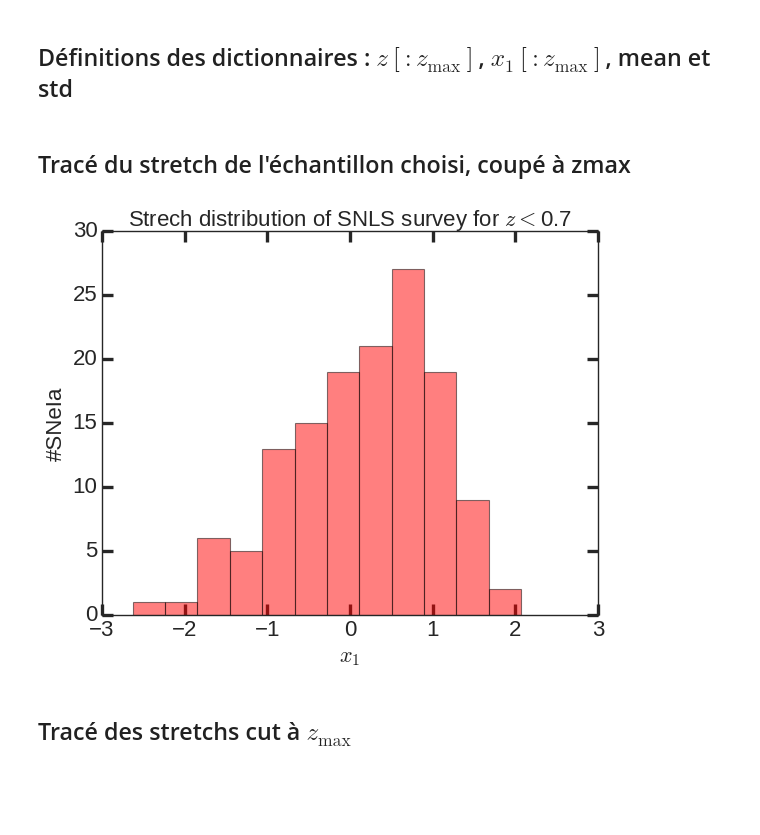
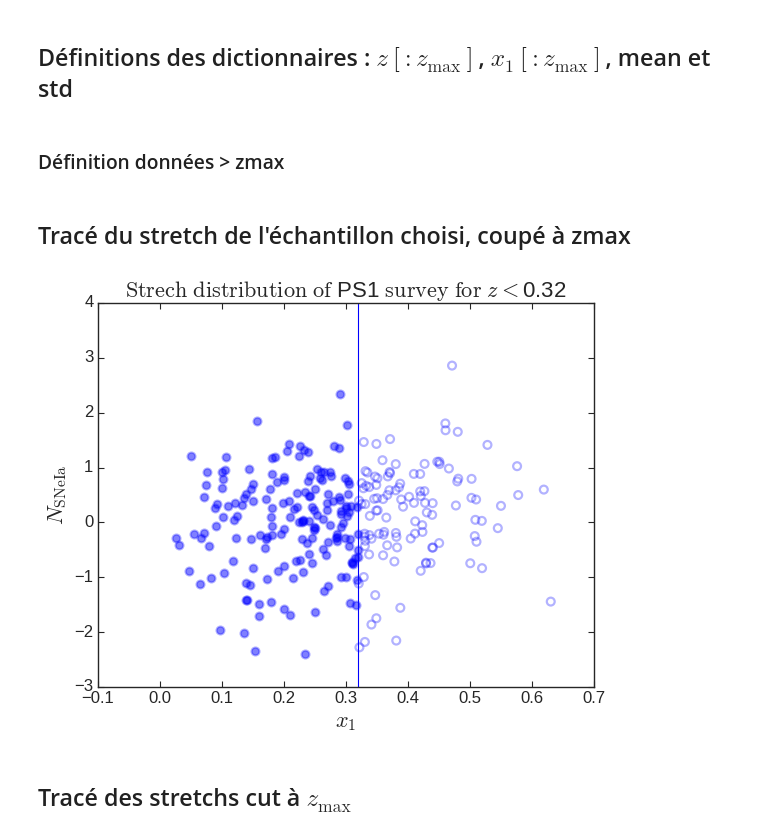
Before and after one commit to Nora-n/variaIa, a Jupyter notebook: notebooks/plots_simple.ipynb, the cells around one changed output. Cells and saved outputs as stored; diff of their text form; code cells hidden in the pictures; blank space fills up the shorter version.

```diff
--- a/notebooks/plots_simple.ipynb
+++ b/notebooks/plots_simple.ipynb
@@ -26,7 +25,7 @@ surveys = ['SDSS', 'SNLS', 'PS1', 'HST', 'SNF']
 
 su = ipw.Dropdown(options=surveys,
                   description='Survey:',
-                  value = 'SNLS')
+                  value = 'PS1')
 
 surv = {'SDSS': d[d['IDSURVEY'] == 1],
         'SNLS': d[d['IDSURVEY'] == 4],
@@ -42,9 +41,9 @@ colors = {'SDSS': 'lime',
           'HST': 'purple',
           'SNF': 'orange'}
 
-zmax = {'SDSS': 0.22,
+zmax = {'SDSS': 0.215,
         'SNLS': 0.70,
-        'PS1': 0.33,
+        'PS1': 0.32,
         'HST': 10,
         'SNF': 10}
 
@@ -126,25 +128,37 @@ zmax_cuts = dict()
 z_zcuts = dict()
 x1_zcuts = dict()
 x1_err_zcuts = dict()
+c_zcuts = dict()
+c_err_zcuts = dict()
 
 for survey in surveys[:-1]:
     zmax_cuts[survey] = np.where(surv[survey].zCMB.values < zmax[survey])
     z_zcuts[survey] = surv[survey].zCMB.values[zmax_cuts[survey]]
     x1_zcuts[survey] = surv[survey].x1.values[zmax_cuts[survey]]
     x1_err_zcuts[survey] = surv[survey].x1ERR.values[zmax_cuts[survey]]
+    c_zcuts[survey] = surv[survey].c.values[zmax_cuts[survey]]
+    c_err_zcuts[survey] = surv[survey].cERR.values[zmax_cuts[survey]]
 
 zmax_cuts['SNF'] = np.where(surv['SNF']['host.zcmb'].values < zmax['SNF'])
 z_zcuts['SNF'] = surv['SNF']['host.zcmb'].values[zmax_cuts['SNF']]
 x1_zcuts['SNF'] = surv['SNF']['salt2.X1'].values[zmax_cuts['SNF']]
 x1_err_zcuts['SNF'] = surv['SNF']['salt2.X1.err'].values[zmax_cuts['SNF']]
+c_zcuts['SNF'] = surv['SNF']['salt2.Color'].values[zmax_cuts['SNF']]
+c_err_zcuts['SNF'] = surv['SNF']['salt2.Color.err'].values[zmax_cuts['SNF']]
 
 z_mean = dict()
 z_std = dict()
 x1_mean = dict()
 x1_std = dict()
+c_mean = dict()
+c_std = dict()
 
 for survey in surveys:
     z_mean[survey] = np.mean(z_zcuts[survey])
     z_std[survey] = np.std(z_zcuts[survey])
     x1_mean[survey] = np.mean(x1_zcuts[survey])
     x1_std[survey] = np.std(x1_zcuts[survey])
+    c_mean[survey] = np.mean(c_zcuts[survey])
+    c_std[survey] = np.std(c_zcuts[survey])
+# %% [markdown]
+### Définition données > zmax
@@ -153,27 +189,42 @@ for survey in surveys:
 # %%
 #plt.style.use('dark_background')
 plt.style.use('seaborn-white')
 
 cut = np.where(ns_dataz<zmax[su.value])
 
-plt.hist(np.sort(ns_datax[cut]), bins = nb_x.value, color = colors[su.value], alpha = .5)
+#plt.hist(np.sort(ns_datax[cut]), bins = nb_x.value, color = colors[su.value], alpha = .5)
+
+plt.scatter(z_zcuts[su.value],
+           x1_zcuts[su.value],
+           marker="o", s=50, lw=2,
+           edgecolor=alpha3colors[su.value],
+           facecolor=alpha5colors[su.value],
+           label=su.value)
+plt.scatter(z_zmincuts[su.value],
+           x1_zmincuts[su.value],
+           marker="o", s=50, lw=2,
+           edgecolor=alpha3colors[su.value],
+           facecolor="None")
+plt.axvline(zmax[su.value],
+            color=colors[su.value])
 
 ax = plt.gca()
-ax.tick_params(axis = 'both',
-               direction = 'in',
-               length = 10, width = 3,
-               labelsize = 20,
-               which = 'both',
+ax.tick_params(direction = 'in',
+               length = 5, width = 1,
+               labelsize = 15,
                top = True, right = True)
-plt.xlabel('$x_1$', fontsize = 20)
-plt.ylabel('#SNeIa', fontsize = 20)
 
-plt.title('Strech distribution of ' + str(su.value) + ' survey for $z < $' +
-           str(zmax[su.value]), fontsize = 20)
+plt.xlabel(r'$x_1$', fontsize = 20)
+plt.ylabel(r'$N_{\mathrm{SNeIa}}$', fontsize = 20)
+
+plt.title(r'$\mathrm{Strech\,\,distribution\,\,of\,\,}$'
+          + str(su.value)
+          + r'$\mathrm{\,\,survey\,\,for\,\,} z < $'
+          + str(zmax[su.value]), fontsize = 20)
 
 plt.show()
 # %% [output]
-[figure, old version]
+[figure, new version]
 # %% [markdown]
 ## Tracé des stretchs cut à $z_{\text{max}}$
 # %%
```
Also changed, not shown: parts of 15 cells of this notebook, 12 other files.
